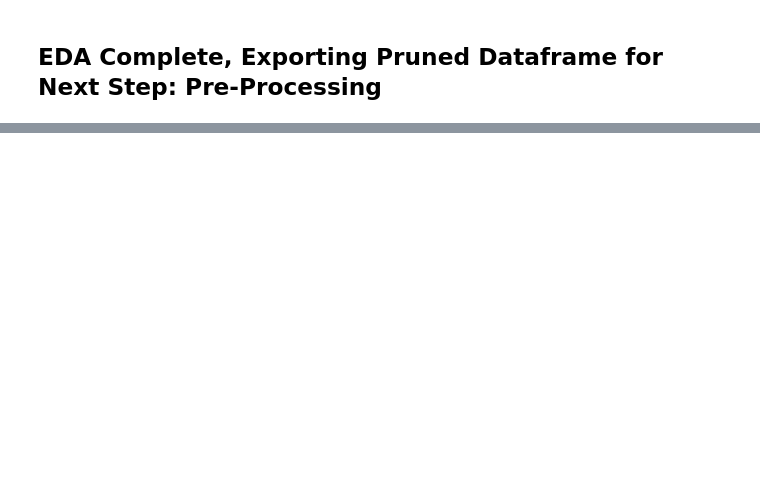
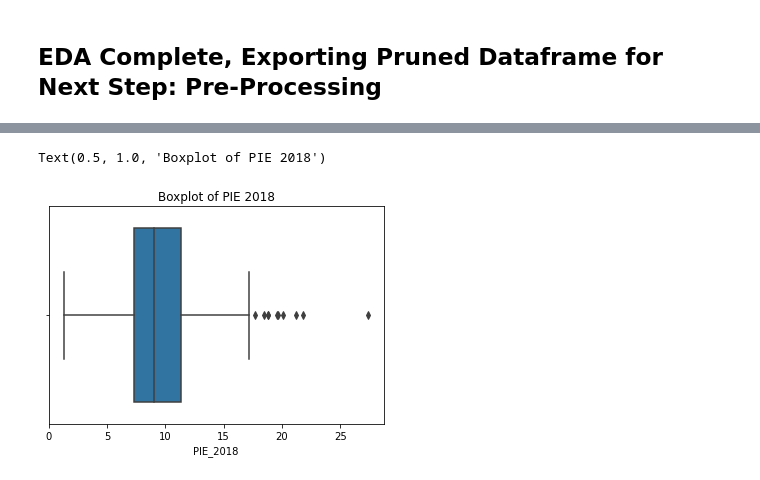
Before and after one commit to mateomartinez510/Springboard, a Jupyter notebook: Advanced_NBA_Stats_Capstone/notebooks/03_NBA_EDA.ipynb, the cells around one changed output, grey strips where cells are left out. Drawn from its saved outputs; the diff is of its cells as text; code cells hidden in the pictures; blank space fills up the shorter version.

```diff
--- a/Advanced_NBA_Stats_Capstone/notebooks/03_NBA_EDA.ipynb
+++ b/Advanced_NBA_Stats_Capstone/notebooks/03_NBA_EDA.ipynb
@@ -684,0 +684,6 @@ df2.to_csv('data/post_EDA_data.csv', index = False)
+# %%
+sns.boxplot(x=df.iloc[:,5])
+plt.title('Boxplot of PIE 2018')
+# %% [output]
+Text(0.5, 1.0, 'Boxplot of PIE 2018')
+[figure, added]
```
Also changed, not shown: parts of 9 cells of this notebook, 5 other files.
